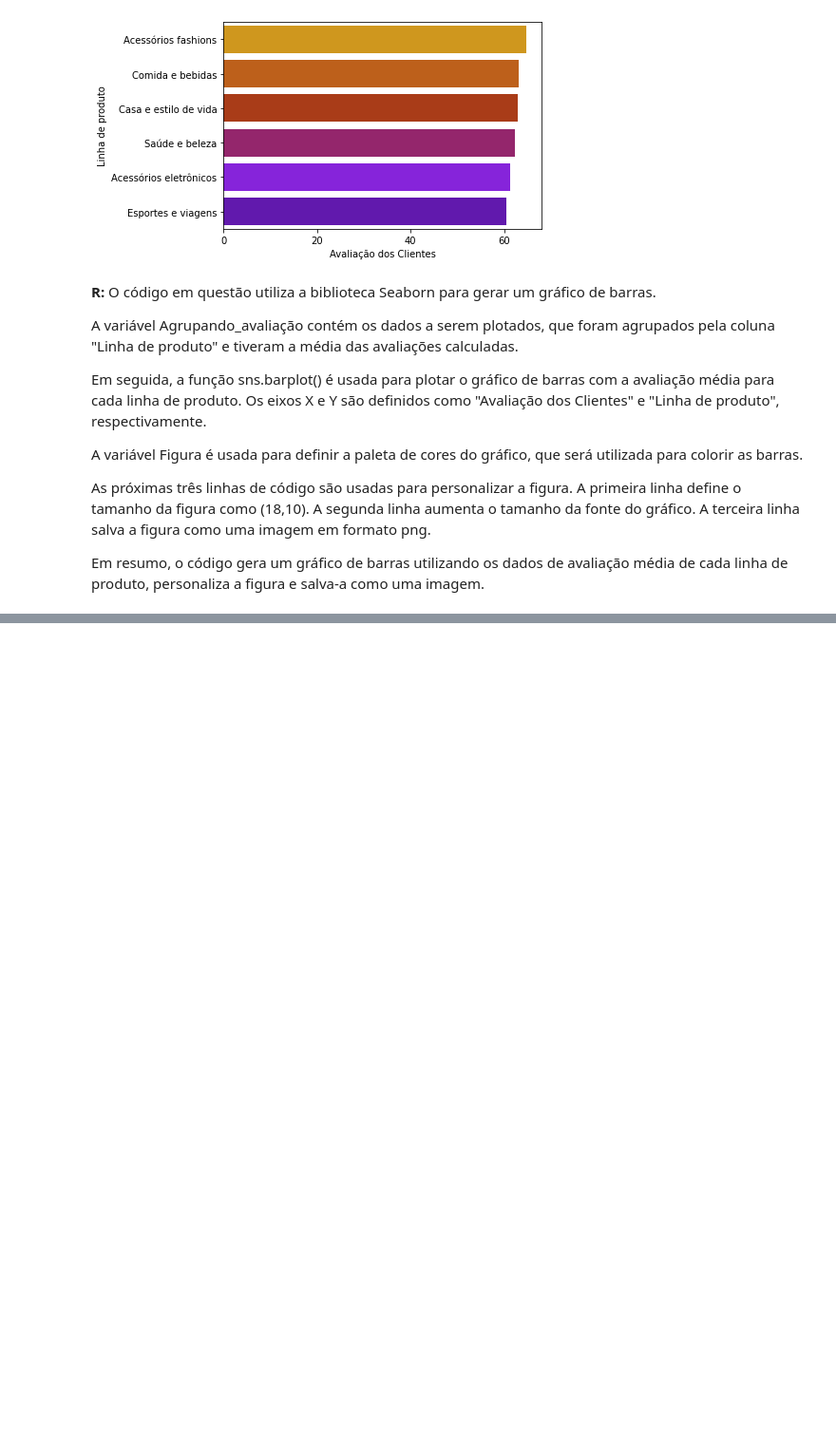
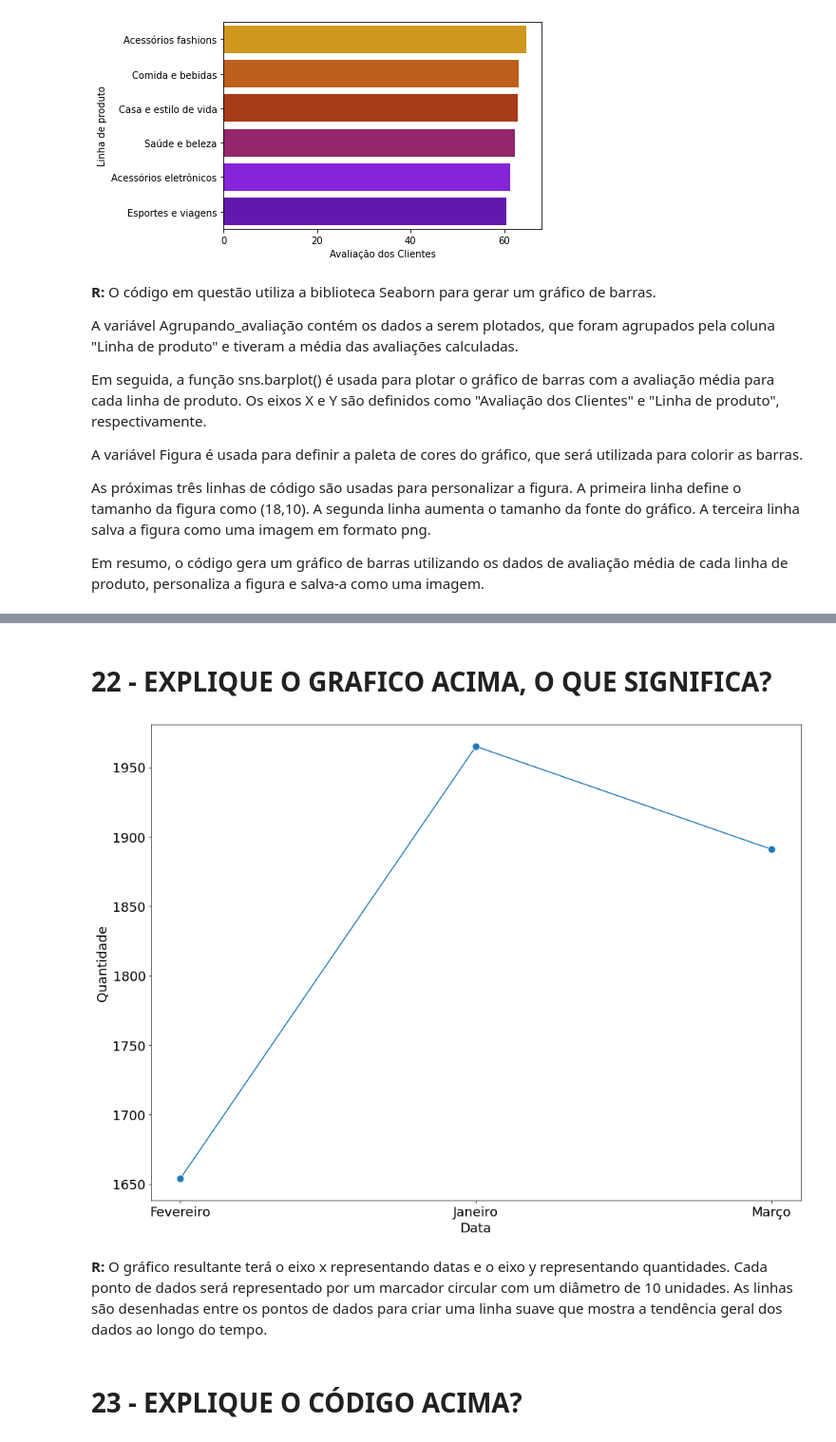
Before and after one commit to viniciusLourenzoni/MineracaoDeDados, a Jupyter notebook: Respostas_Primeira_Analise_de_Dados.ipynb, the cells around one changed output, grey strips where cells are left out. Shown: that part at 95% size. Saved outputs shown, nothing was run; the diff lists cells and outputs as text; code cells hidden in the pictures; blank space fills up the shorter version.

```diff
--- a/Respostas_Primeira_Analise_de_Dados.ipynb
+++ b/Respostas_Primeira_Analise_de_Dados.ipynb
@@ -125,0 +243,2 @@ Em resumo, o código gera um gráfico de barras utilizando os dados de avaliaç
+# %%
+Agrupando_Data_Quantidade = df.groupby('Data')['Quantidade'].sum().reset_index(drop=False)
@@ -125,0 +253,11 @@ Em resumo, o código gera um gráfico de barras utilizando os dados de avaliaç
+# %% [markdown]
+# **22 - EXPLIQUE O GRAFICO ACIMA, O QUE SIGNIFICA?**
+# %%
+fig, ax = plt.subplots(figsize=(16,12))
+ax = sns.lineplot(x = 'Data', y ='Quantidade', data = Agrupando_Data_Quantidade, marker='o', markersize=10)
+# %% [output]
+[figure, added]
+# %% [markdown]
+**R:** O gráfico resultante terá o eixo x representando datas e o eixo y representando quantidades. Cada ponto de dados será representado por um marcador circular com um diâmetro de 10 unidades. As linhas são desenhadas entre os pontos de dados para criar uma linha suave que mostra a tendência geral dos dados ao longo do tempo.
+# %% [markdown]
+# **23 - EXPLIQUE O CÓDIGO ACIMA?**
```
Also changed, not shown: parts of 69 cells of this notebook.
